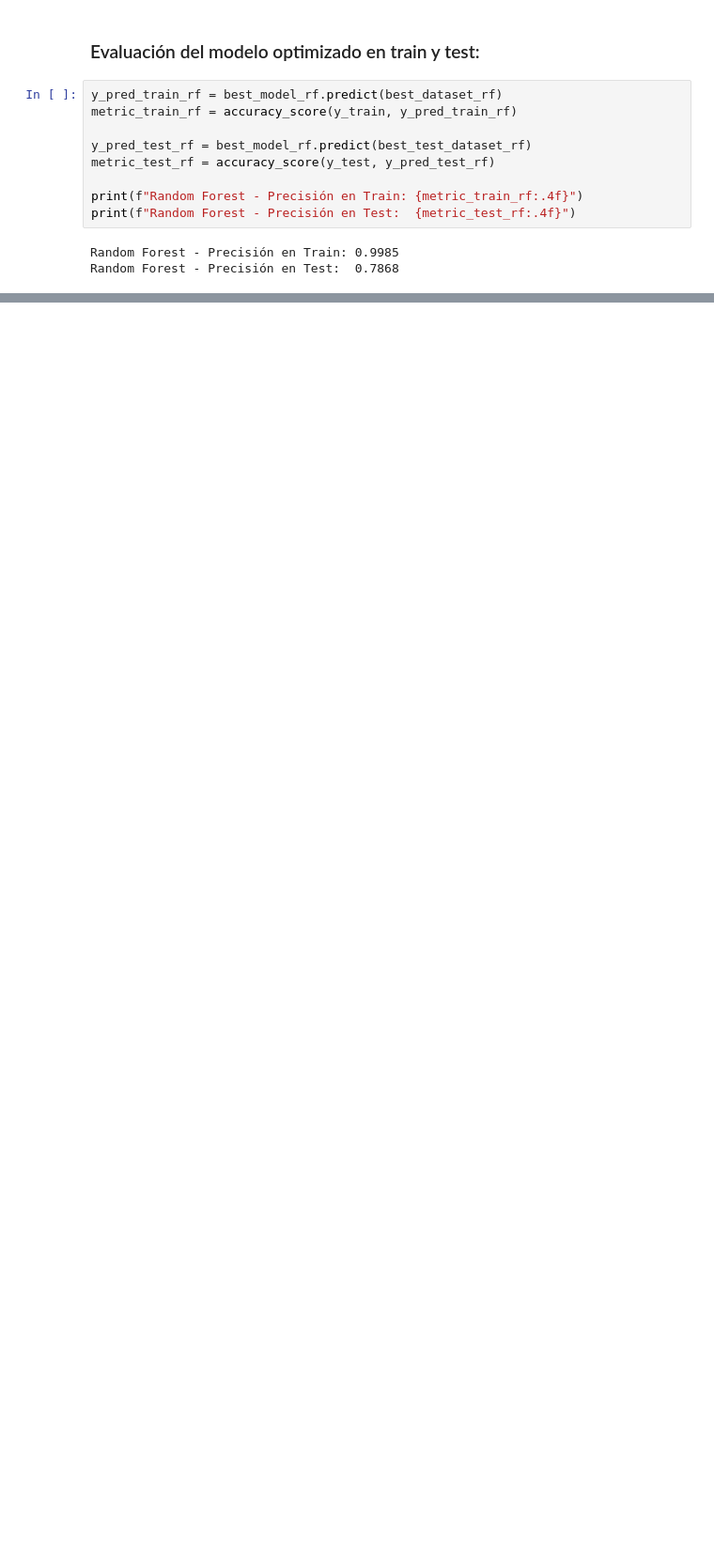
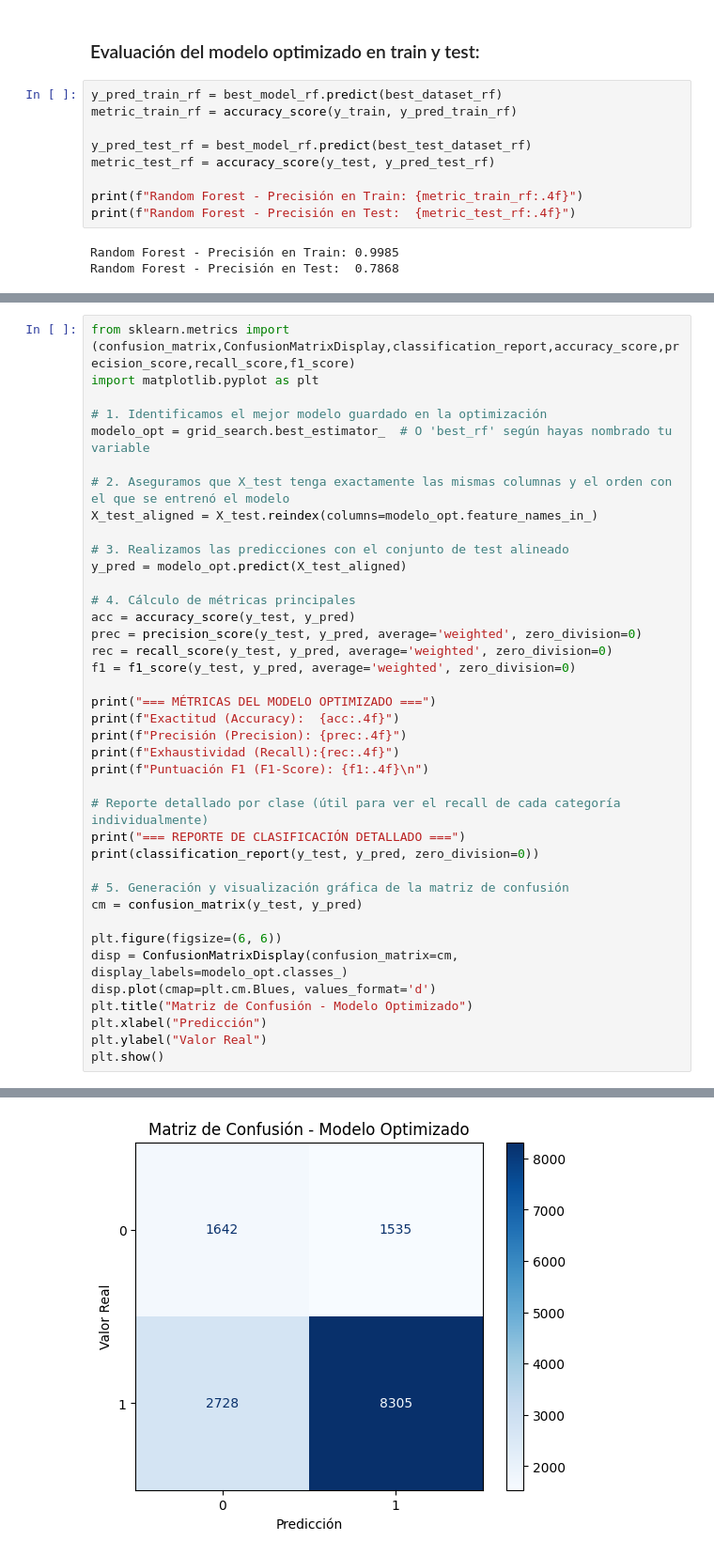
Before and after one commit to 4GeeksAcademy/ProyectoFinalDS_Churn_Pablo_Sahid, a Jupyter notebook: src/explore.ipynb, the cells around one changed output, grey strips where cells are left out. Shown at 94% size. Drawn from its saved outputs; the diff is of its cells as text; blank space fills up the shorter version.

Commit message:
Matriz de Confusion Random Forest

```diff
--- a/src/explore.ipynb
+++ b/src/explore.ipynb
@@ -1728,0 +1731,40 @@ Random Forest - Precisión en Test:  0.7868
+# %%
+from sklearn.metrics import (confusion_matrix,ConfusionMatrixDisplay,classification_report,accuracy_score,precision_score,recall_score,f1_score)
+import matplotlib.pyplot as plt
+
+# 1. Identificamos el mejor modelo guardado en la optimización
+modelo_opt = grid_search.best_estimator_  # O 'best_rf' según hayas nombrado tu variable
+
+# 2. Aseguramos que X_test tenga exactamente las mismas columnas y el orden con el que se entrenó el modelo
+X_test_aligned = X_test.reindex(columns=modelo_opt.feature_names_in_)
+
+# 3. Realizamos las predicciones con el conjunto de test alineado
+y_pred = modelo_opt.predict(X_test_aligned)
+
+# 4. Cálculo de métricas principales
+acc = accuracy_score(y_test, y_pred)
+prec = precision_score(y_test, y_pred, average='weighted', zero_division=0)
+rec = recall_score(y_test, y_pred, average='weighted', zero_division=0)
+f1 = f1_score(y_test, y_pred, average='weighted', zero_division=0)
+
+print("=== MÉTRICAS DEL MODELO OPTIMIZADO ===")
+print(f"Exactitud (Accuracy):  {acc:.4f}")
+print(f"Precisión (Precision): {prec:.4f}")
+print(f"Exhaustividad (Recall):{rec:.4f}")
+print(f"Puntuación F1 (F1-Score): {f1:.4f}\n")
+
+# Reporte detallado por clase (útil para ver el recall de cada categoría individualmente)
+print("=== REPORTE DE CLASIFICACIÓN DETALLADO ===")
+print(classification_report(y_test, y_pred, zero_division=0))
+
+# 5. Generación y visualización gráfica de la matriz de confusión
+cm = confusion_matrix(y_test, y_pred)
+
+plt.figure(figsize=(6, 6))
+disp = ConfusionMatrixDisplay(confusion_matrix=cm, display_labels=modelo_opt.classes_)
+disp.plot(cmap=plt.cm.Blues, values_format='d')
+plt.title("Matriz de Confusión - Modelo Optimizado")
+plt.xlabel("Predicción")
+plt.ylabel("Valor Real")
+plt.show()
+# %% [output]
@@ -1728,0 +1787 @@ Random Forest - Precisión en Test:  0.7868
+[figure, added]
```
Also changed, not shown: parts of 3 cells of this notebook.
